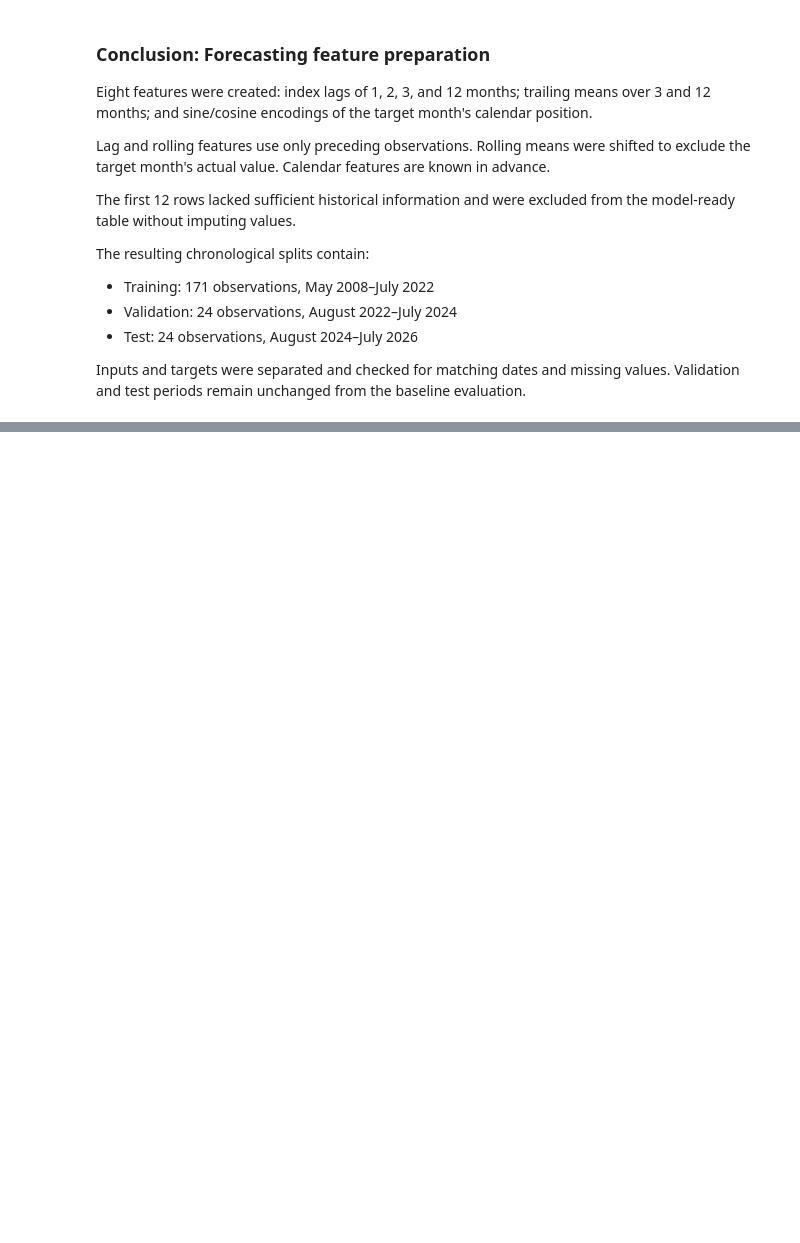
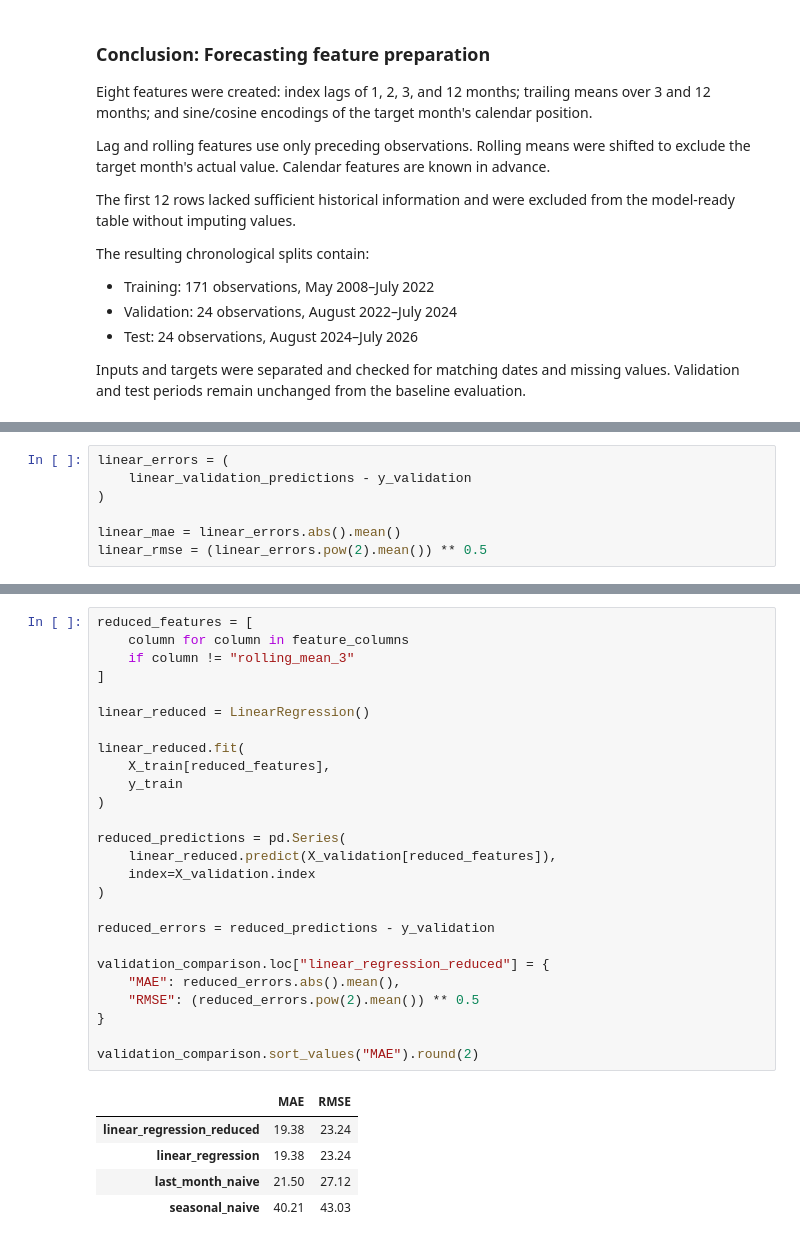
Before and after one commit to kamalpreetsinghh/nz-job-market-data-analysis, a Jupyter notebook: notebooks/06_monthly_forecasting.ipynb, the cells around one changed output, grey strips where cells are left out. Cells and saved outputs as stored; diff of their text form; blank space fills up the shorter version.

```diff
--- a/notebooks/06_monthly_forecasting.ipynb
+++ b/notebooks/06_monthly_forecasting.ipynb
@@ -344,0 +388,7 @@ from the baseline evaluation.
+# %%
+linear_errors = (
+    linear_validation_predictions - y_validation
+)
+
+linear_mae = linear_errors.abs().mean()
+linear_rmse = (linear_errors.pow(2).mean()) ** 0.5
@@ -344,0 +431,32 @@ from the baseline evaluation.
+# %%
+reduced_features = [
+    column for column in feature_columns
+    if column != "rolling_mean_3"
+]
+
+linear_reduced = LinearRegression()
+
+linear_reduced.fit(
+    X_train[reduced_features],
+    y_train
+)
+
+reduced_predictions = pd.Series(
+    linear_reduced.predict(X_validation[reduced_features]),
+    index=X_validation.index
+)
+
+reduced_errors = reduced_predictions - y_validation
+
+validation_comparison.loc["linear_regression_reduced"] = {
+    "MAE": reduced_errors.abs().mean(),
+    "RMSE": (reduced_errors.pow(2).mean()) ** 0.5
+}
+
+validation_comparison.sort_values("MAE").round(2)
+# %% [output]
+|  | MAE | RMSE |
+| linear_regression_reduced | 19.38 | 23.24 |
+| linear_regression | 19.38 | 23.24 |
+| last_month_naive | 21.50 | 27.12 |
+| seasonal_naive | 40.21 | 43.03 |
```
Also changed, not shown: parts of 10 cells of this notebook.
